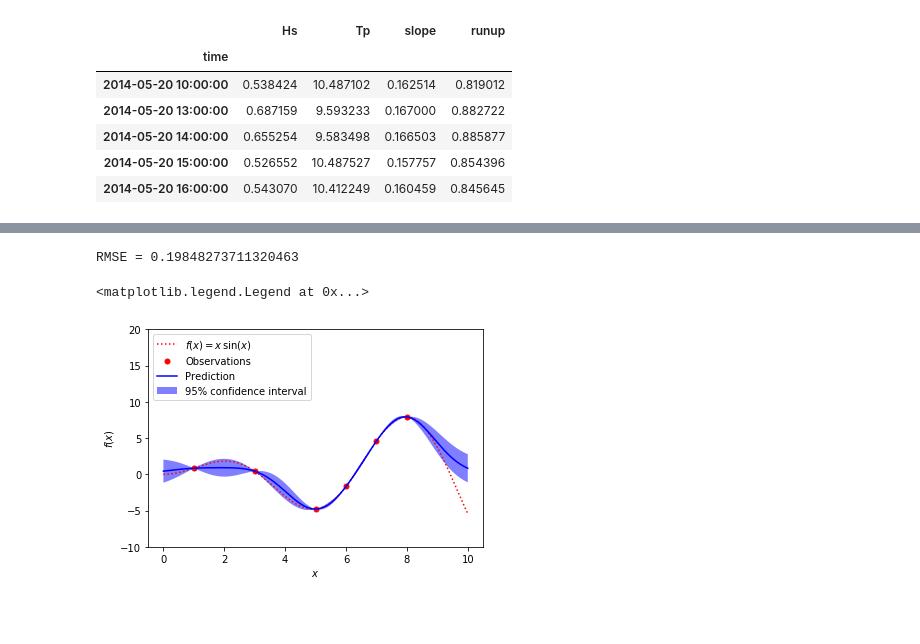
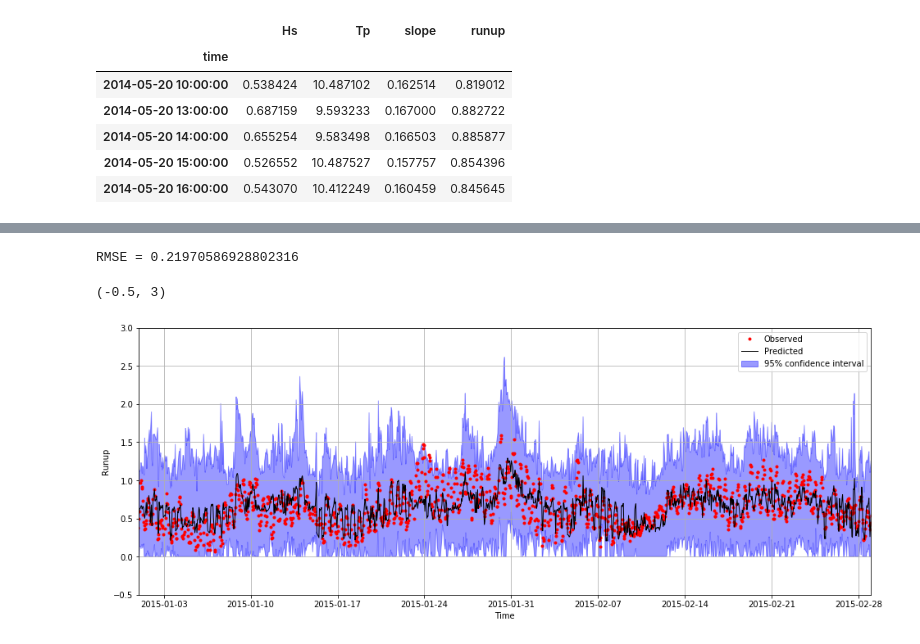
Before and after one commit to TomasBeuzen/PH12_Dune_Erosion_Model, a Jupyter notebook: Runup_GP/Gaussian_Process_Narra.ipynb, the cells around one changed output, grey strips where cells are left out. Cells and saved outputs as stored; diff of their text form; code cells hidden in the pictures; blank space fills up the shorter version.

```diff
--- a/Runup_GP/Gaussian_Process_Narra.ipynb
+++ b/Runup_GP/Gaussian_Process_Narra.ipynb
@@ -51,18 +59,18 @@ X_train_scaled = scaler.transform(X_train)
 X_test_scaled = scaler.transform(X_test)
 # %%
 # Different Kernel Specification
-kernel = RBF(1, (1e-2, 1e2))
+kernel = Matern(0.1, (1e-2, 1), 1.5)
 # kernel = Matern(1, (1e-2, 1e2),1.5)
 # kernel = DotProduct(1, (1e-2, 1e2))
 # kernel = ExpSineSquared()
 # kenrel = RationalQuadratic()
 # %%
 # Train GP model
-gp = GaussianProcessRegressor(kernel=kernel, n_restarts_optimizer=9, alpha=0.1, normalize_y=True, random_state=123)
+gp = GaussianProcessRegressor(kernel=kernel, n_restarts_optimizer=9, alpha=0.3, normalize_y=True, random_state=123)
 gp.fit(X_train_scaled, y_train)
 y_pred, sigma = gp.predict(X_test_scaled, return_std=True)
 # %%
 # Evaluate Predictions
 print('RMSE =', np.sqrt(mean_squared_error(y_test,y_pred)))
 # %% [output]
-RMSE = 0.19848273711320463
+RMSE = 0.21970586928802316
@@ -77,25 +77,21 @@ def f(x):
-# %%
-X = np.atleast_2d([1., 3., 5., 6., 7., 8.]).T
-y = f(X).ravel()
-x = np.atleast_2d(np.linspace(0, 10, 1000)).T
-
-kernel = RBF(80, (1e-2, 1e2))
-gp = GaussianProcessRegressor(kernel=kernel, n_restarts_optimizer=9)
-gp.fit(X, y)
-y_pred, sigma = gp.predict(x, return_std=True)
-# %%
-fig = plt.figure()
-plt.plot(x, f(x), 'r:', label=u'$f(x) = x\,\sin(x)$')
-plt.plot(X, y, 'r.', markersize=10, label=u'Observations')
-plt.plot(x, y_pred, 'b-', label=u'Prediction')
-plt.fill(np.concatenate([x, x[::-1]]),
-         np.concatenate([y_pred - 1.9600 * sigma,
-                        (y_pred + 1.9600 * sigma)[::-1]]),
-         alpha=.5, fc='b', ec='None', label='95% confidence interval')
-plt.xlabel('$x$')
-plt.ylabel('$f(x)$')
-plt.ylim(-10, 20)
-plt.legend(loc='upper left')
-# %% [output]
-<matplotlib.legend.Legend at 0x...>
-[figure, removed]
+# %%
+# Create a df for use in plotting
+df_y = pd.DataFrame({'runup':y_test['runup'].values,'runup_pred':y_pred.ravel(),'sigma':sigma},index=y_test.index)
+df_y.sort_index(inplace=True) # Time order
+# Plot
+fig, axes = plt.subplots(figsize=(16,6))
+axes.plot(df_y['runup'],'r.',label='Observed')
+axes.plot(df_y['runup_pred'],'k-',lw=1,label='Predicted')
+axes.fill_between(df_y.index,
+                  (df_y['runup_pred'] - 1.9600 * df_y['sigma']).clip(0),
+                  df_y['runup_pred'] + 1.9600 * df_y['sigma'],
+                  alpha=0.4, color='b', label='95% confidence interval')
+axes.set_ylabel('Runup')
+axes.set_xlabel('Time')
+axes.legend(loc='upper right')
+axes.grid(True)
+axes.set_xlim('2015-01','2015-03')
+axes.set_ylim(-0.5,3)
+# %% [output]
+(-0.5, 3)
+[figure, added]
```
Also changed, not shown: parts of 8 cells of this notebook, 1 other file.
